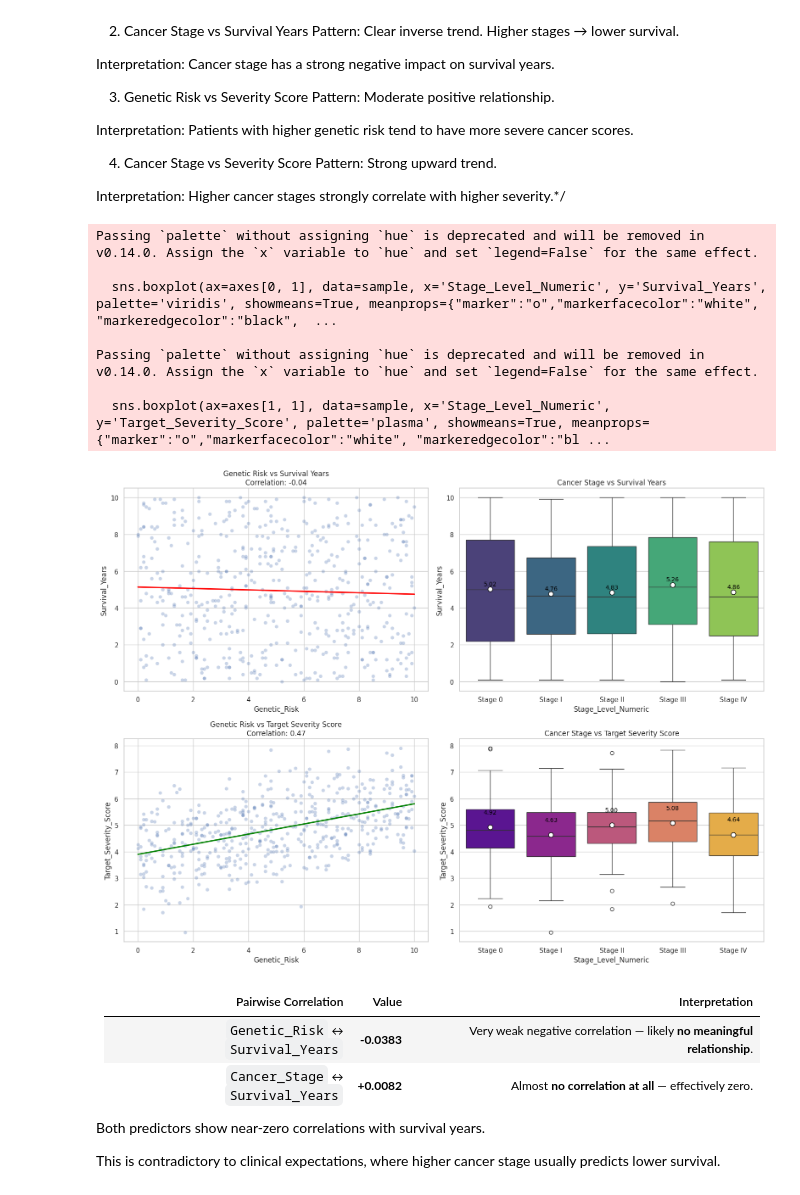
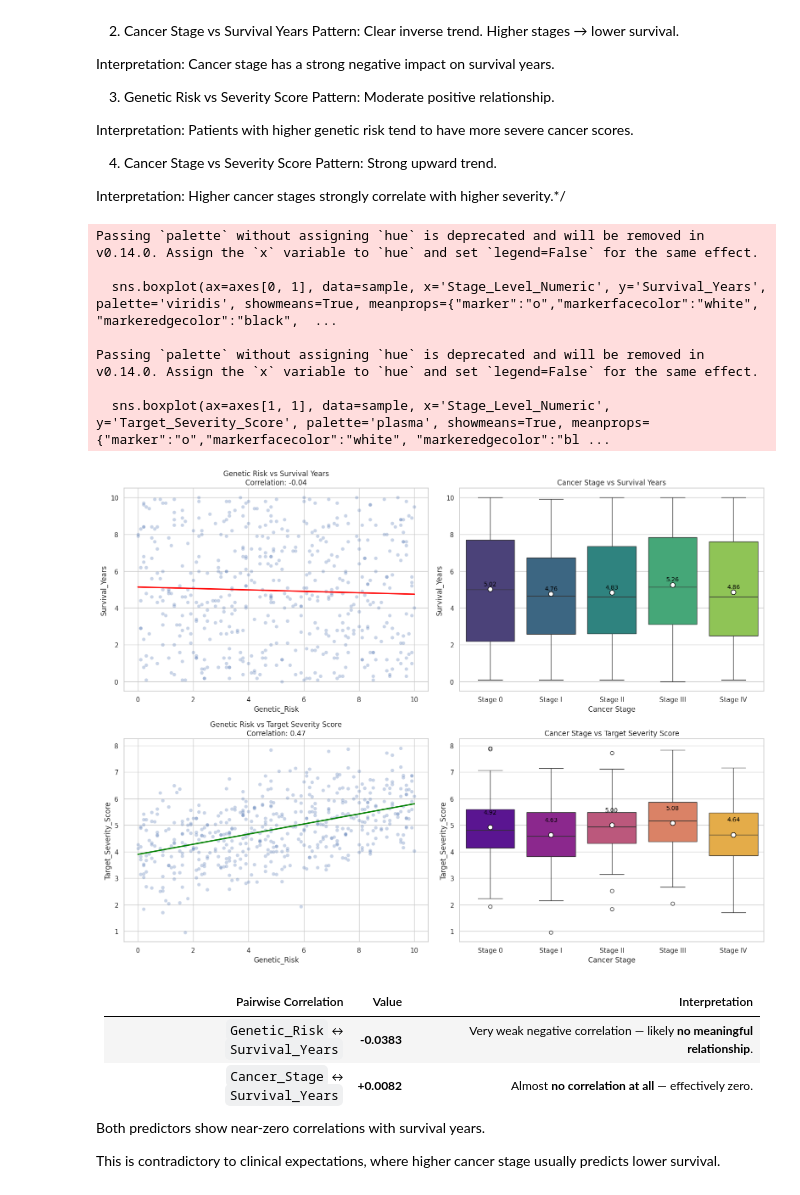
Before and after one commit to Zeina-Shalaan/Cancer-DATA, a Jupyter notebook: global_cancer_patients_2015_2024_Dataset_project2.ipynb, the cells around one changed output. Cells and saved outputs as stored; diff of their text form; code cells hidden in the pictures.

```diff
--- a/global_cancer_patients_2015_2024_Dataset_project2.ipynb
+++ b/global_cancer_patients_2015_2024_Dataset_project2.ipynb
@@ -903,14 +898,10 @@ The results showed:
 # %% [markdown]
 **Anova Test**
 # %%
-import numpy as np
-import pandas as pd
-import matplotlib.pyplot as plt
+sample = s.sample(n=504, random_state=42)
 import seaborn as sns
 from scipy import stats
 import statsmodels.stats.multicomp as mc
-
-# Set stage order
 stage_order = ['Stage 0', 'Stage I', 'Stage II', 'Stage III', 'Stage IV']
 sample['Cancer_Stage'] = pd.Categorical(sample['Cancer_Stage'], categories=stage_order, ordered=True)
 
@@ -934,10 +925,6 @@ plt.text(0.5, sample['Target_Severity_Score'].max()*0.95,
          f'ANOVA Results: F = {f_val:.2f}, p = {p_val:.4f}',
          bbox=dict(facecolor='white', alpha=0.8))
 
-
-
-
-
 plt.title('Cancer Stage vs. Severity Score with ANOVA Results', fontsize=16)
 plt.xlabel('Cancer Stage', fontsize=14)
 plt.ylabel('Severity Score', fontsize=14)
@@ -1105,6 +1106,11 @@ Interpretation: Higher cancer stages strongly correlate with higher severity.*/
 # %%
 # Set plot style
 sns.set(style="whitegrid")
+
+# Ensure 'Cancer_Stage' is mapped to numerical if not already done
+# We'll use the name 'Stage_Level_Numeric' for consistency with the plot call
+stage_level_map = {'Stage 0': 0, 'Stage I': 1, 'Stage II': 2, 'Stage III': 3, 'Stage IV': 4}
+sample['Stage_Level_Numeric'] = sample['Cancer_Stage'].map(stage_level_map)
 
 # Create a 2x2 grid of plots
 fig, axes = plt.subplots(2, 2, figsize=(16, 12))
@@ -1118,14 +1124,18 @@ axes[0, 0].set_title(f'Genetic Risk vs Survival Years\nCorrelation: {correlation
 # Boxplot: Cancer Stage vs Survival Years (with changed colors and mean as text)
 sns.boxplot(ax=axes[0, 1], data=sample, x='Stage_Level_Numeric', y='Survival_Years', palette='viridis', showmeans=True, meanprops={"marker":"o","markerfacecolor":"white", "markeredgecolor":"black", "markersize":"8"})
 axes[0, 1].set_title('Cancer Stage vs Survival Years')
+# Set x-axis labels to the original stage names for readability
 axes[0, 1].set_xticklabels(['Stage 0', 'Stage I', 'Stage II', 'Stage III', 'Stage IV'])
+axes[0, 1].set_xlabel('Cancer Stage') # Add label for clarity
+
 
 # Add mean text labels to the first boxplot
-# Calculate the mean for each stage
+# Calculate the mean for each stage using the numerical column
 mean_survival_by_stage = sample.groupby('Stage_Level_Numeric')['Survival_Years'].mean()
 
-# Iterate through the stages and add text annotations
-for i, stage_numeric in enumerate(mean_survival_by_stage.index):
+# Iterate through the sorted numerical stages and add text annotations
+# Sort the index (numerical stage levels) to ensure correct mapping to box positions (0, 1, 2, 3, 4)
+for i, stage_numeric in enumerate(sorted(mean_survival_by_stage.index)):
     mean_value = mean_survival_by_stage[stage_numeric]
     # Position the text slightly above the mean marker
     axes[0, 1].text(i, mean_value + 0.2, f'{mean_value:.2f}', horizontalalignment='center', size='small', color='black')
@@ -1134,37 +1144,40 @@ for i, stage_numeric in enumerate(mean_survival_by_stage.index):
 # Scatter: Genetic Risk vs Target Severity Score (with correlation line)
 correlation_gr_tss = sample['Genetic_Risk'].corr(sample['Target_Severity_Score'])
 sns.scatterplot(ax=axes[1, 0], data=sample, x='Genetic_Risk', y='Target_Severity_Score', alpha=0.3)
 sns.regplot(ax=axes[1, 0], data=sample, x='Genetic_Risk', y='Target_Severity_Score', scatter=False, color='green', ci=None)
 axes[1, 0].set_title(f'Genetic Risk vs Target Severity Score\nCorrelation: {correlation_gr_tss:.2f}')
 
 # Boxplot: Cancer Stage vs Target Severity Score (with changed colors and mean as text)
 sns.boxplot(ax=axes[1, 1], data=sample, x='Stage_Level_Numeric', y='Target_Severity_Score', palette='plasma', showmeans=True, meanprops={"marker":"o","markerfacecolor":"white", "markeredgecolor":"black", "markersize":"8"})
 axes[1, 1].set_title('Cancer Stage vs Target Severity Score')
+# Set x-axis labels to the original stage names for readability
 axes[1, 1].set_xticklabels(['Stage 0', 'Stage I', 'Stage II', 'Stage III', 'Stage IV'])
+axes[1, 1].set_xlabel('Cancer Stage') # Add label for clarity
+
 
 # Add mean text labels to the second boxplot
-# Calculate the mean for each stage
+# Calculate the mean for each stage using the numerical column
 mean_severity_by_stage = sample.groupby('Stage_Level_Numeric')['Target_Severity_Score'].mean()
 
-# Iterate through the stages and add text annotations
-for i, stage_numeric in enumerate(mean_severity_by_stage.index):
+# Iterate through the sorted numerical stages and add text annotations
+for i, stage_numeric in enumerate(sorted(mean_severity_by_stage.index)):
     mean_value = mean_severity_by_stage[stage_numeric]
     # Position the text slightly above the mean marker
     axes[1, 1].text(i, mean_value + 0.5, f'{mean_value:.2f}', horizontalalignment='center', size='small', color='black')
 
 
 # Adjust layout
 plt.tight_layout()
 plt.show()
 # %% [output]
 Passing `palette` without assigning `hue` is deprecated and will be removed in v0.14.0. Assign the `x` variable to `hue` and set `legend=False` for the same effect.
 
   sns.boxplot(ax=axes[0, 1], data=sample, x='Stage_Level_Numeric', y='Survival_Years', palette='viridis', showmeans=True, meanprops={"marker":"o","markerfacecolor":"white", "markeredgecolor":"black",  ...
 
 Passing `palette` without assigning `hue` is deprecated and will be removed in v0.14.0. Assign the `x` variable to `hue` and set `legend=False` for the same effect.
 
   sns.boxplot(ax=axes[1, 1], data=sample, x='Stage_Level_Numeric', y='Target_Severity_Score', palette='plasma', showmeans=True, meanprops={"marker":"o","markerfacecolor":"white", "markeredgecolor":"bl ...
-[figure, old version]
+[figure, new version]
 # %% [markdown]
 | Pairwise Correlation              | Value       | Interpretation                                                          |
 | --------------------------------- | ----------- | ----------------------------------------------------------------------- |
```
Also changed, not shown: parts of 33 cells of this notebook.
